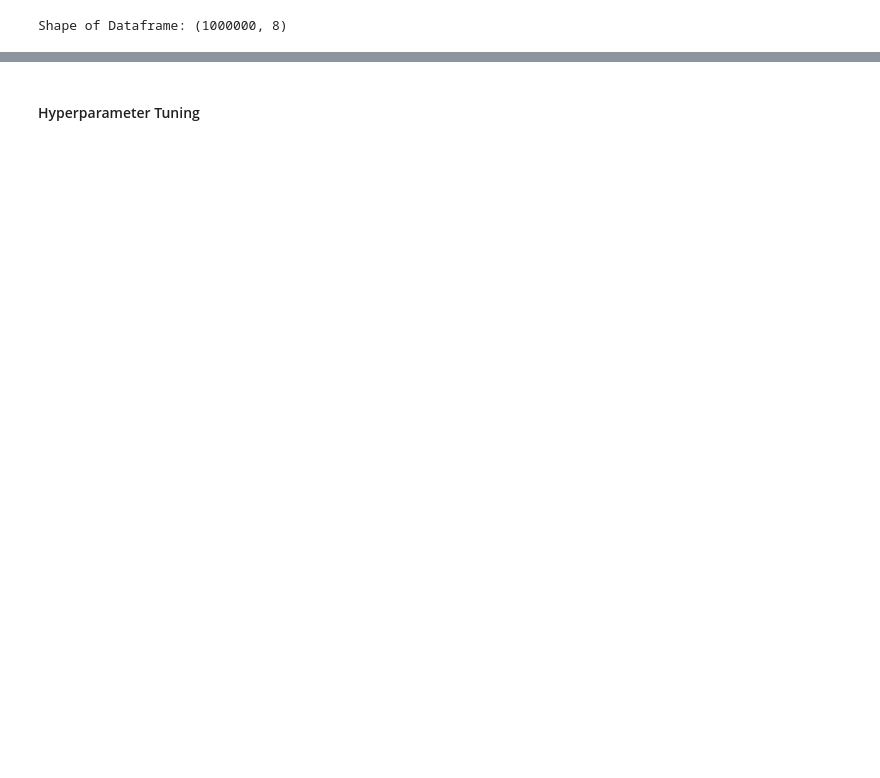
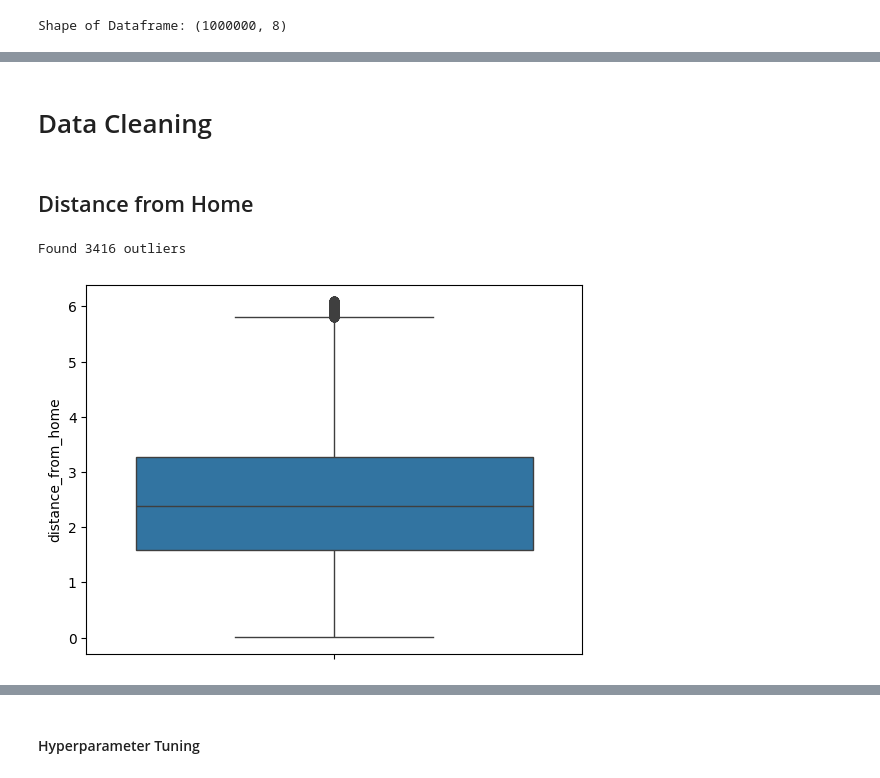
Before and after one commit to MadMoose02/COMP3608-Project, a Jupyter notebook: CreditCardFraud_Project.ipynb, the cells around one changed output, grey strips where cells are left out. Drawn from its saved outputs; the diff is of its cells as text; code cells hidden in the pictures; blank space fills up the shorter version.

```diff
--- a/CreditCardFraud_Project.ipynb
+++ b/CreditCardFraud_Project.ipynb
@@ -129,5 +96,0 @@ def remove_outliers(df, attribute, threshold):
-# %%
-threshold = 30
-attribute = 'distance_from_home'
-generate_zscore(df, attribute, threshold)
-plot_attribute_outlier_graphs(df, attribute)
@@ -144,5 +96,0 @@ plot_attribute_graphs(df, attribute)
-# %%
-threshold = 30
-attribute = 'distance_from_last_transaction'
-generate_zscore(df, attribute, threshold)
-plot_attribute_outlier_graphs(df, attribute)
@@ -159,5 +96,0 @@ plot_attribute_graphs(df, attribute)
-# %%
-threshold = 25
-attribute = 'ratio_to_median_purchase_price'
-generate_zscore(df, attribute, threshold)
-plot_attribute_outlier_graphs(df, attribute)
@@ -173,0 +105,2 @@ plot_attribute_graphs(df, attribute)
+# %% [markdown]
+# Data Cleaning
@@ -173,0 +147,9 @@ plot_attribute_graphs(df, attribute)
+# %% [markdown]
+## Distance from Home
+# %%
+threshold = 3
+attribute = 'distance_from_home'
+generate_zscore(df, attribute, threshold)
+# plot_attribute_outlier_graphs(df, attribute)
+# %% [output]
+Found 3416 outliers
@@ -173,0 +159,6 @@ plot_attribute_graphs(df, attribute)
+# %%
+plt.figure()
+sns.boxplot(data=df['distance_from_home'])
+plt.show()
+# %% [output]
+[figure, added]
```
Also changed, not shown: parts of 119 cells of this notebook.
